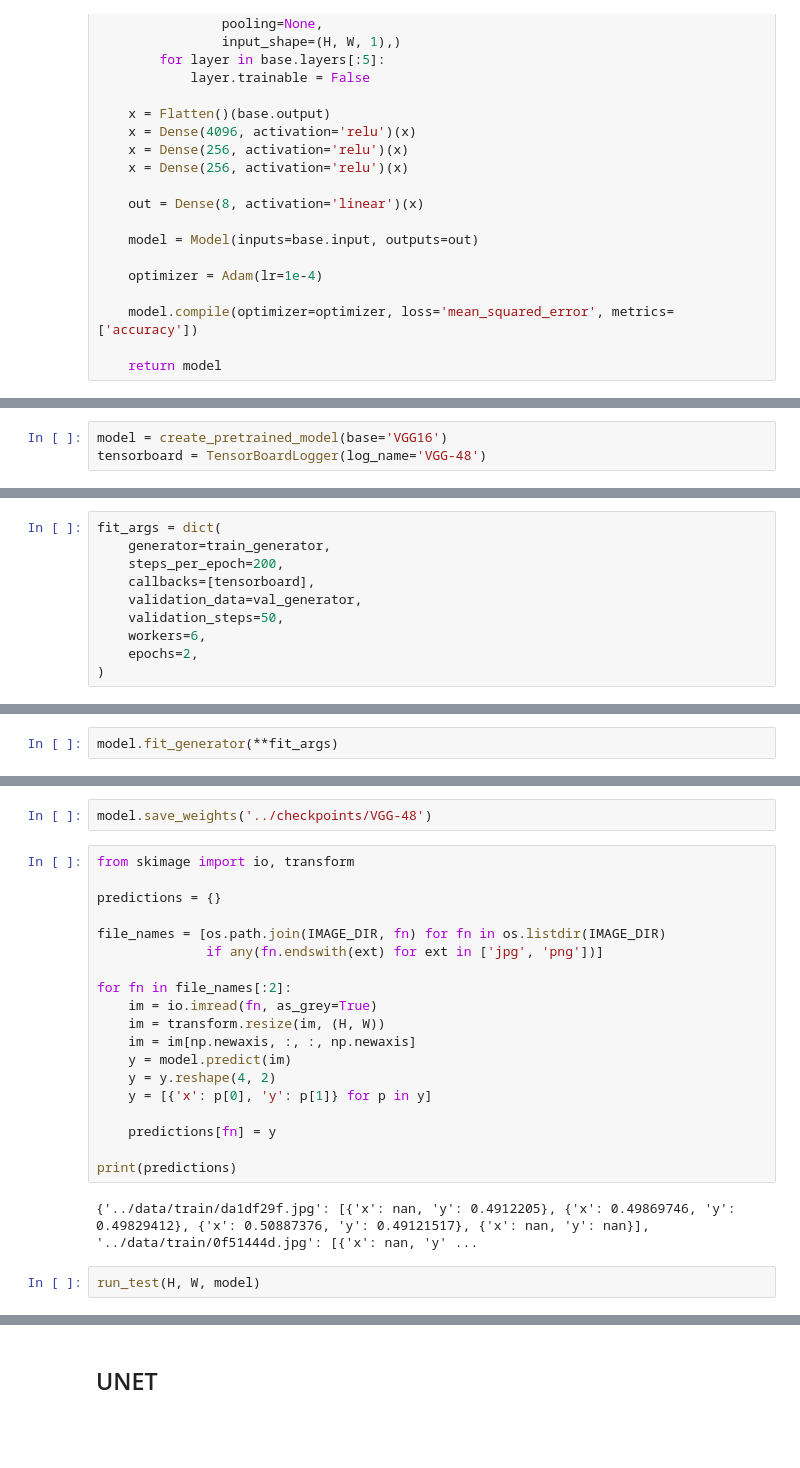
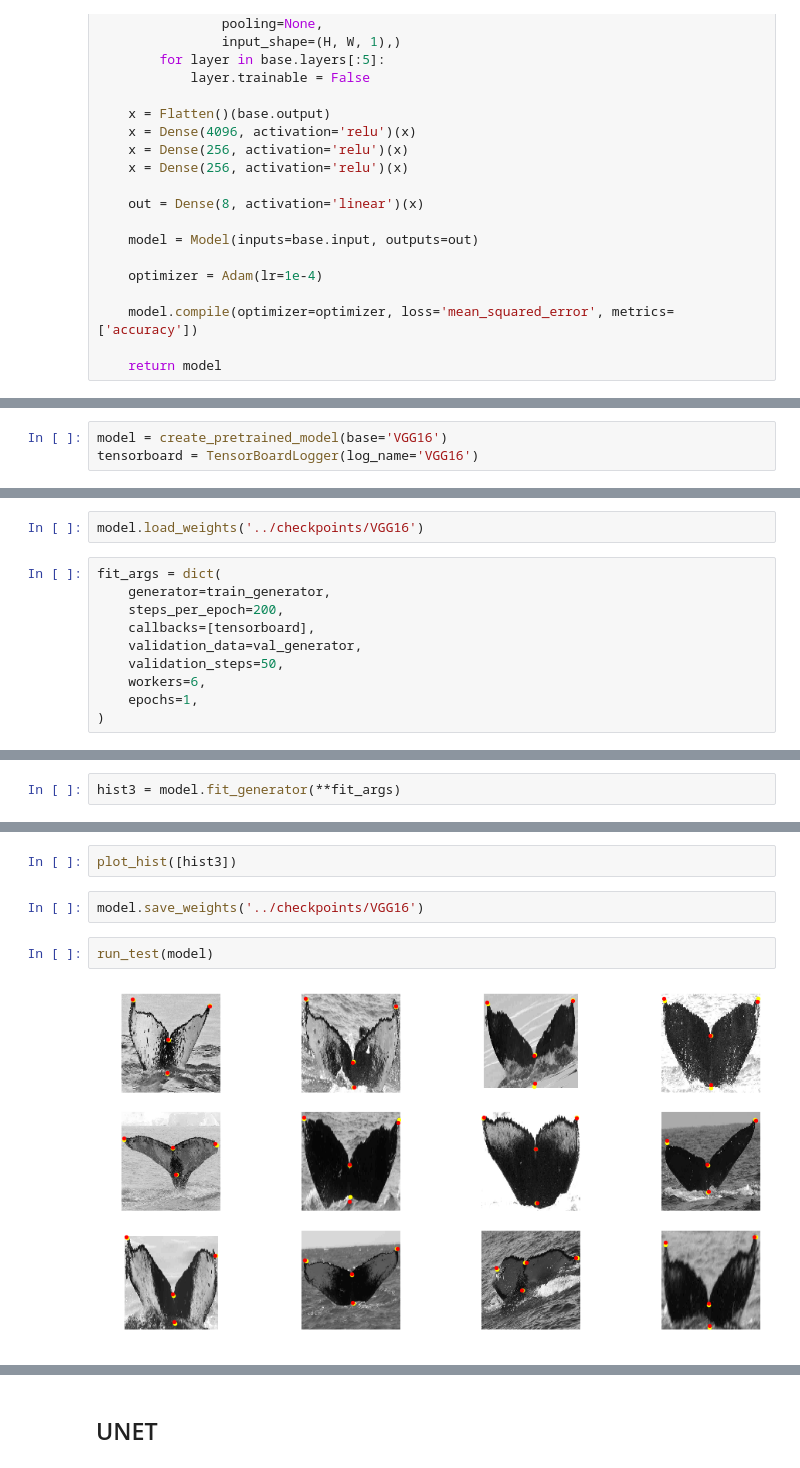
Before and after one commit to hNao17/humpback-whale-challenge, a Jupyter notebook: landmarks/Models Training-LM.ipynb, the cells around one changed output, grey strips where cells are left out. Saved outputs shown, nothing was run; the diff lists cells and outputs as text; blank space fills up the shorter version.

```diff
--- a/landmarks/Models Training-LM.ipynb
+++ b/landmarks/Models Training-LM.ipynb
@@ -182,3 +329,3 @@ Epoch 1/1
 # %%
 model = create_pretrained_model(base='VGG16')
-tensorboard = TensorBoardLogger(log_name='VGG-48')
+tensorboard = TensorBoardLogger(log_name='VGG16')
@@ -187,3 +336,5 @@ tensorboard = TensorBoardLogger(log_name='VGG-48')
+# %%
+model.load_weights('../checkpoints/VGG16')
 # %%
 fit_args = dict(
     generator=train_generator,
@@ -192,6 +343,6 @@ fit_args = dict(
     validation_data=val_generator,
     validation_steps=50,
     workers=6,
-    epochs=2,
+    epochs=1,
 )
 # %%
@@ -199,3 +350,3 @@ K.set_value(model.optimizer.lr, 1e-3)
 # %%
-model.fit_generator(**fit_args)
+hist3 = model.fit_generator(**fit_args)
 # %% [output]
@@ -256,25 +355,8 @@ for i in range(len(images)):
+# %%
+plot_hist([hist3])
 # %%
-model.save_weights('../checkpoints/VGG-48')
+model.save_weights('../checkpoints/VGG16')
-# %%
-from skimage import io, transform
-
-predictions = {}
-
-file_names = [os.path.join(IMAGE_DIR, fn) for fn in os.listdir(IMAGE_DIR)
-              if any(fn.endswith(ext) for ext in ['jpg', 'png'])]
-
-for fn in file_names[:2]:
-    im = io.imread(fn, as_grey=True)
-    im = transform.resize(im, (H, W))
-    im = im[np.newaxis, :, :, np.newaxis]
-    y = model.predict(im)
-    y = y.reshape(4, 2)
-    y = [{'x': p[0], 'y': p[1]} for p in y]
-
-    predictions[fn] = y
-
-print(predictions)
-# %% [output]
-{'../data/train/da1df29f.jpg': [{'x': nan, 'y': 0.4912205}, {'x': 0.49869746, 'y': 0.49829412}, {'x': 0.50887376, 'y': 0.49121517}, {'x': nan, 'y': nan}], '../data/train/0f51444d.jpg': [{'x': nan, 'y' ...
 # %%
-run_test(H, W, model)
+run_test(model)
+# %% [output]
+[figure, added]
```
Also changed, not shown: parts of 43 cells of this notebook, 2 other files.
